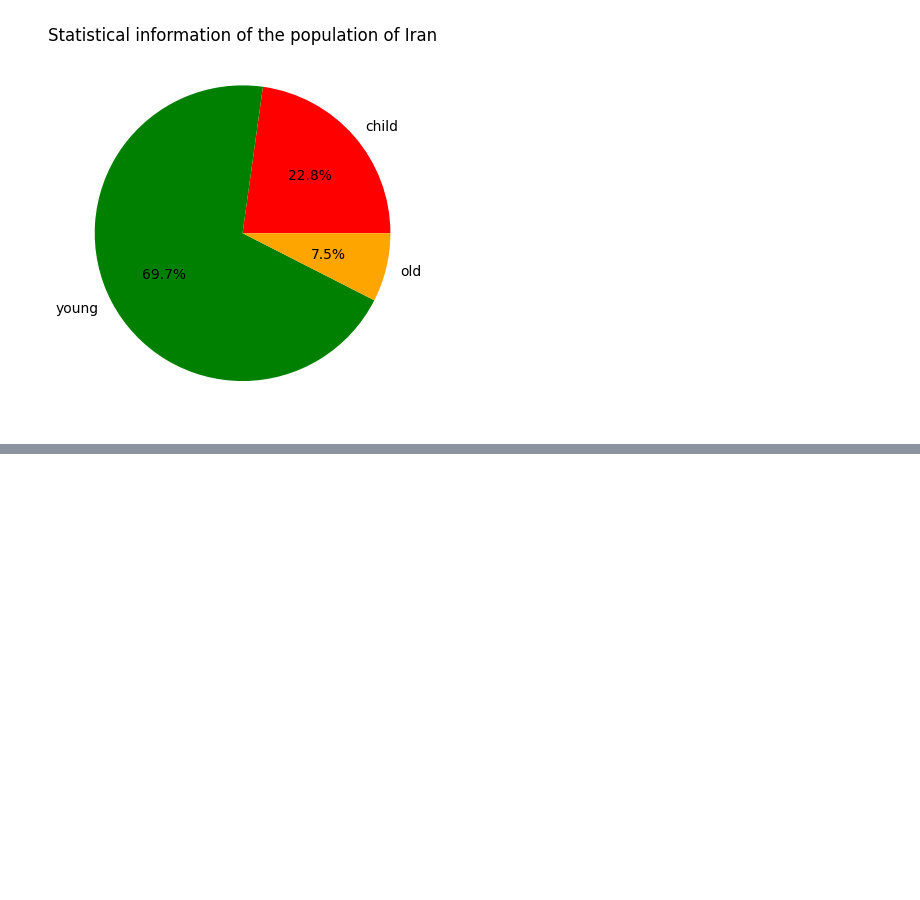
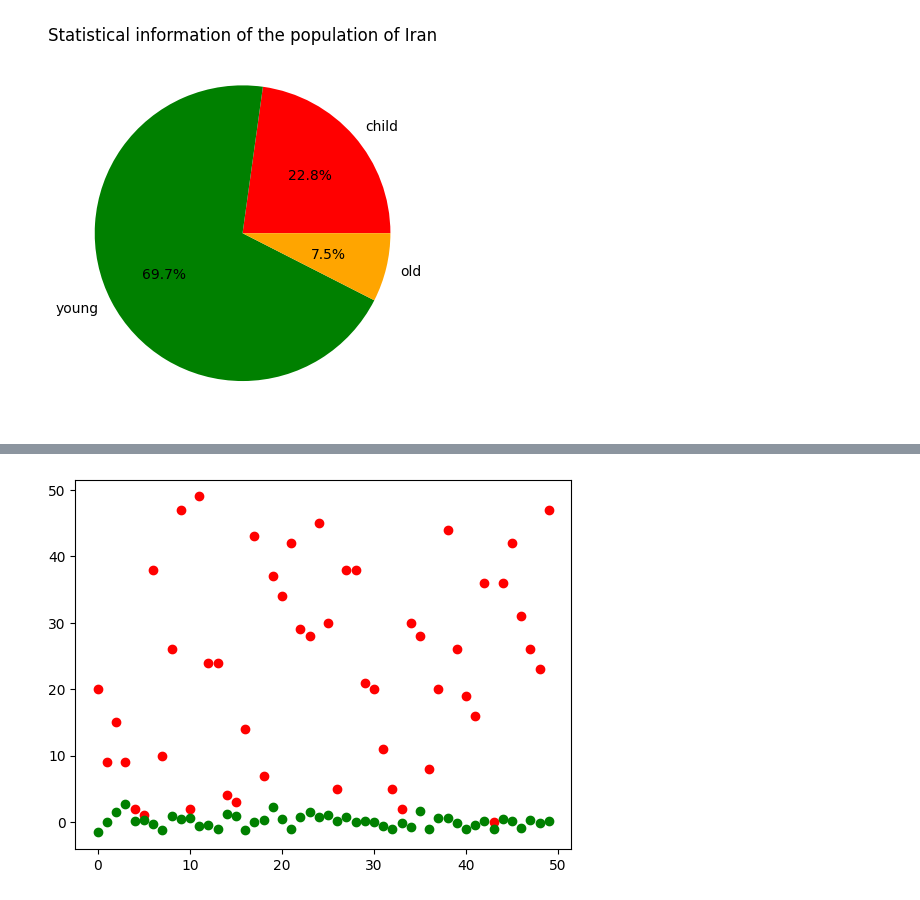
Before and after one commit to fahime9407/Machine-Learning-Path, a Jupyter notebook: matplot.ipynb, the cells around one changed output, grey strips where cells are left out. Cells and saved outputs as stored; diff of their text form; code cells hidden in the pictures; blank space fills up the shorter version.

```diff
--- a/matplot.ipynb
+++ b/matplot.ipynb
@@ -55,0 +71,14 @@ plt.show()
+# %%
+data = {
+    "a": np.arange(50),
+    "b": np.random.randint(0, 50, 50),
+    "c": np.random.randn(50)
+}
+
+x, y, z = data["a"], data["b"], data["c"]
+
+plt.scatter(x, y, c='r')
+plt.scatter(x, z, c='g')
+plt.show()
+# %% [output]
+[figure, added]
```
Also changed, not shown: parts of 2 cells of this notebook.
